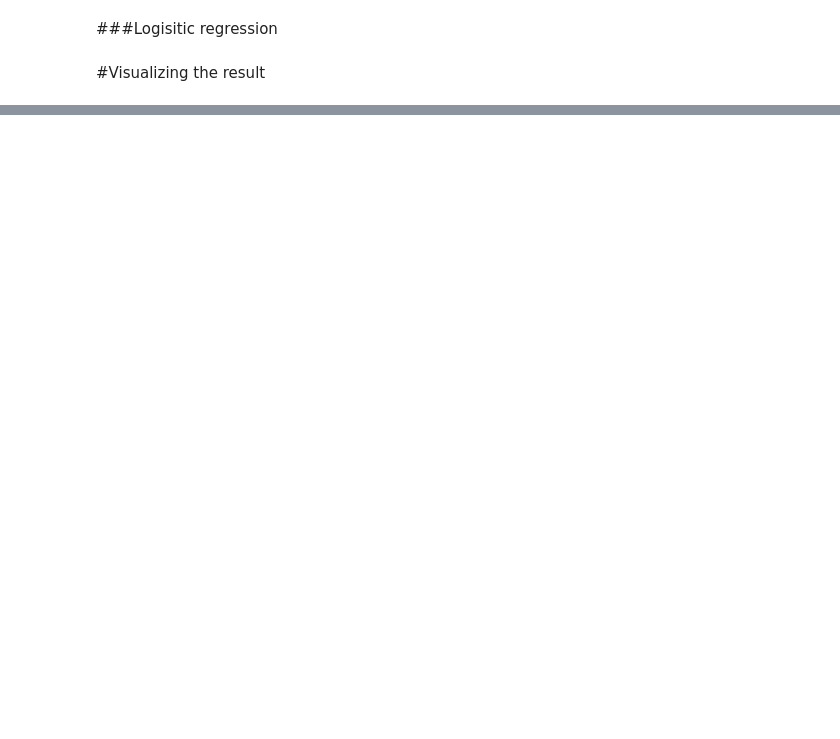
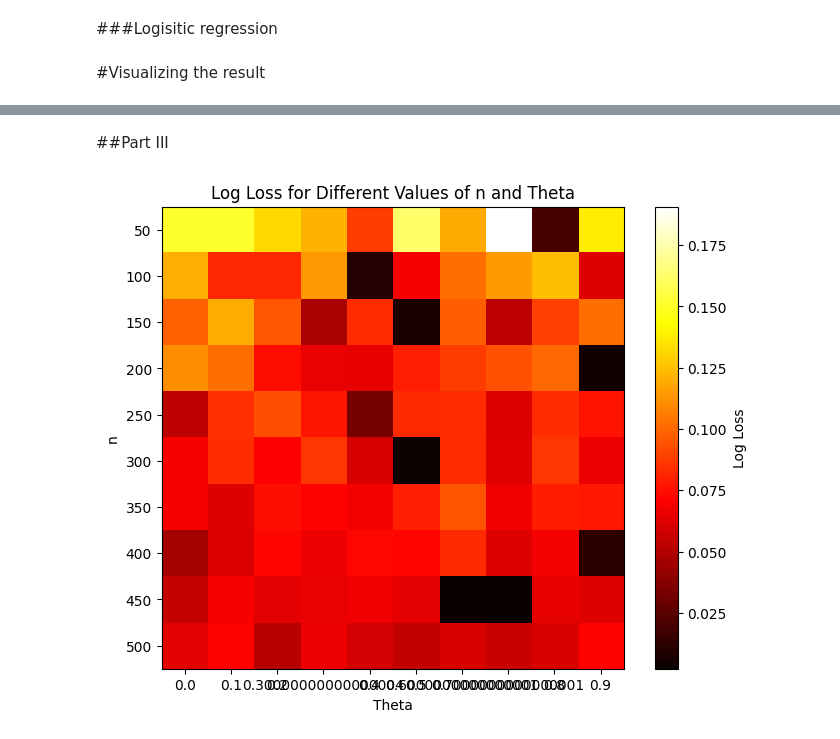
Before and after one commit to sidhu2690/IDC-410, a Jupyter notebook: Assignment_2.ipynb, the cells around one changed output, grey strips where cells are left out. Cells and saved outputs as stored; diff of their text form; code cells hidden in the pictures; blank space fills up the shorter version.

```diff
--- a/Assignment_2.ipynb
+++ b/Assignment_2.ipynb
@@ -108,0 +114,25 @@ plt.show()
+# %% [markdown]
+##Part III
+# %%
+n_values = np.arange(50,550,50)
+theta_values = np.arange(0,1,0.1)
+log_loss_matrix = np.zeros((len(n_values), len(theta_values)))
+
+for i, n in enumerate(n_values):
+    for j, theta in enumerate(theta_values):
+        X, Y, _ = generate_data(n=n, m=2, theta=theta)
+        beta, _ = logistic_regression(X, Y, k=1000, tau=1e-5, lr=0.001)
+        p_pred = 1 / (1 + np.exp(-X.dot(beta)))
+        log_loss = -np.sum(Y*np.log(p_pred) + (1-Y)*np.log(1-p_pred)) / n
+        log_loss_matrix[i, j] = log_loss
+plt.figure(figsize=(8, 6))
+plt.imshow(log_loss_matrix, cmap='hot', interpolation='nearest')
+plt.colorbar(label='Log Loss')
+plt.title('Log Loss for Different Values of n and Theta')
+plt.xlabel('Theta')
+plt.ylabel('n')
+plt.xticks(np.arange(len(theta_values)), theta_values)
+plt.yticks(np.arange(len(n_values)), n_values)
+plt.show()
+# %% [output]
+[figure, added]
```
Also changed, not shown: parts of 5 cells of this notebook.
